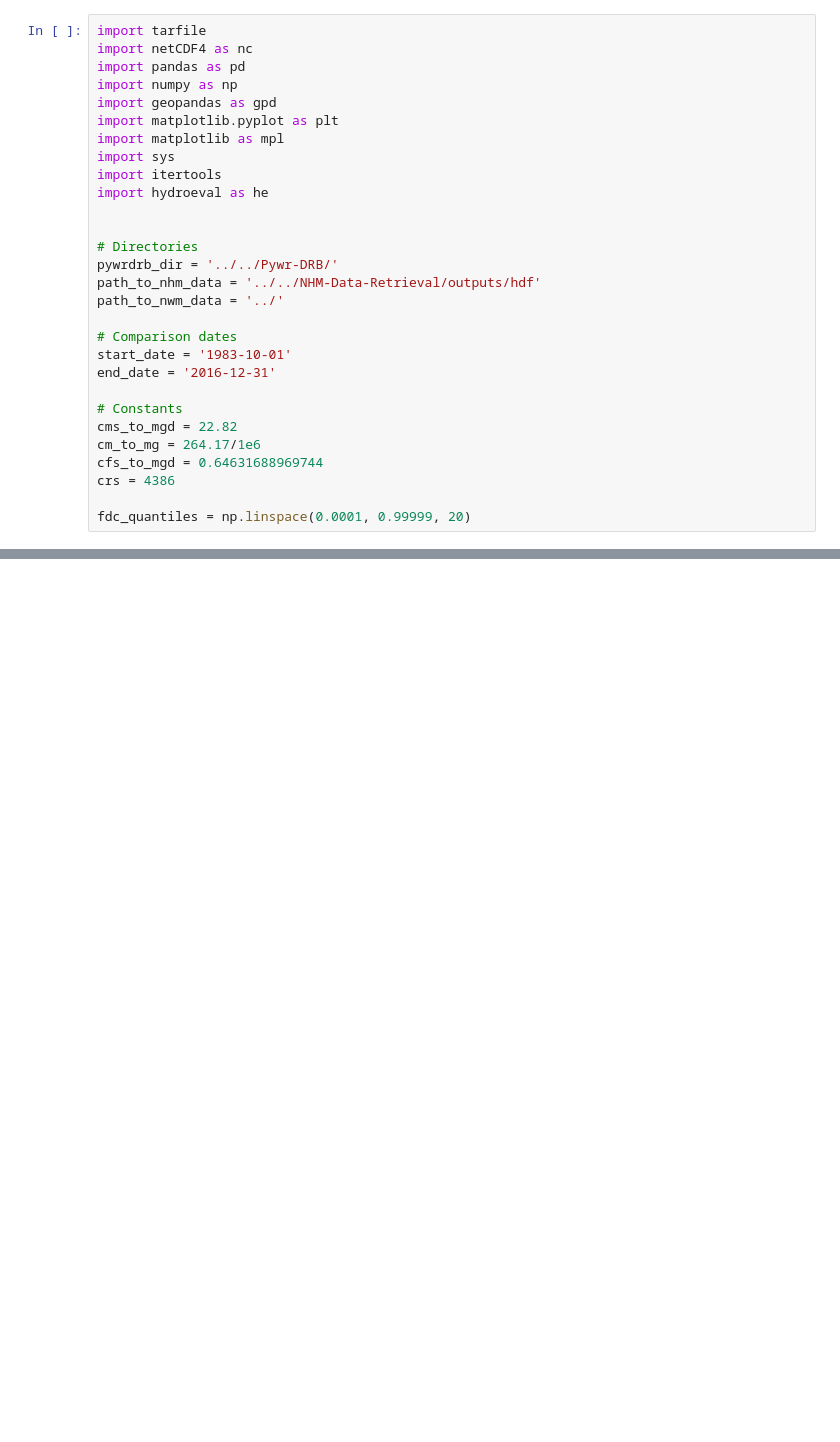
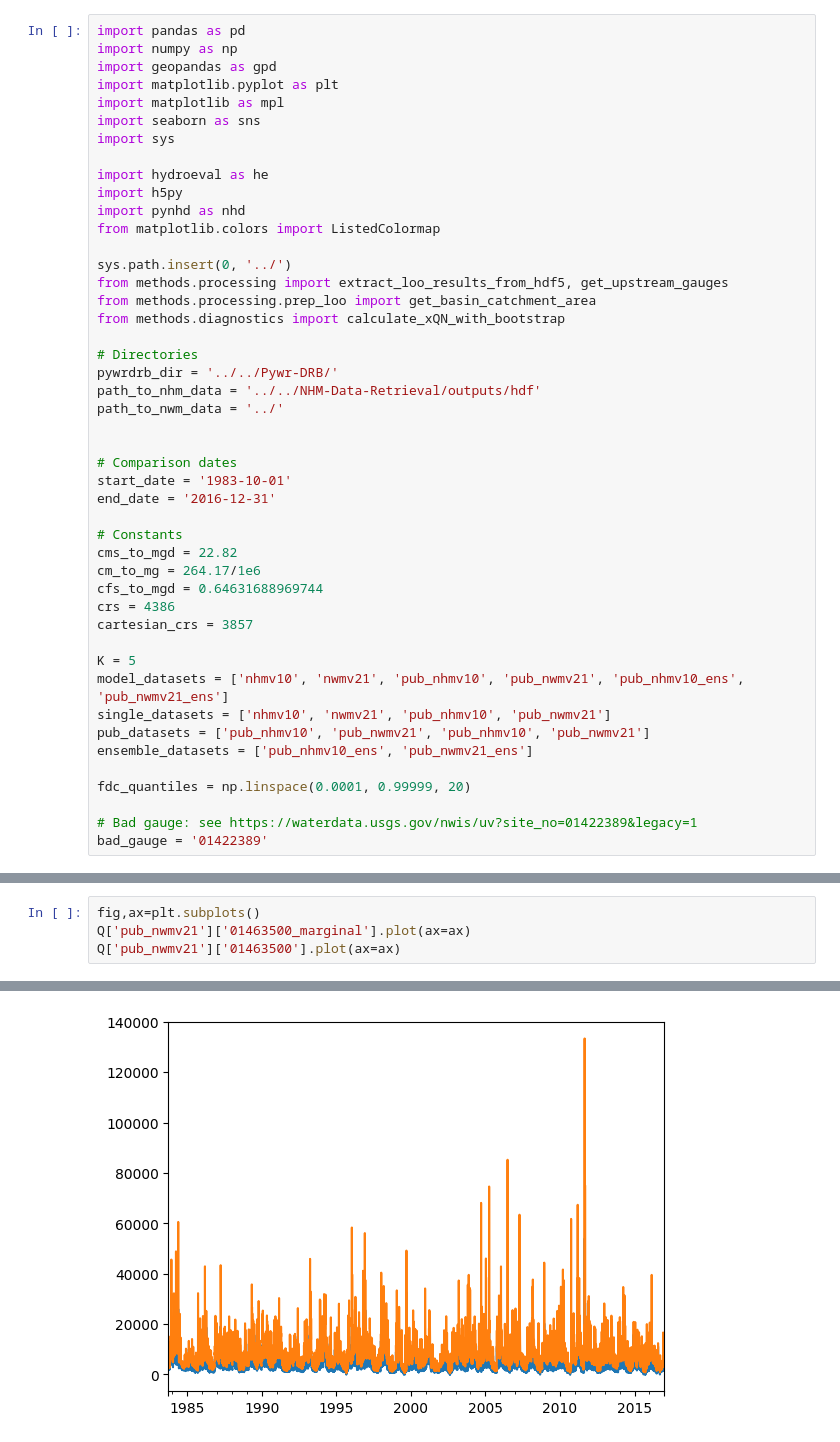
Before and after one commit to Pywr-DRB/DRB-Historic-Reconstruction, a Jupyter notebook: notebooks/LOO_diagnostics.ipynb, the cells around one changed output, grey strips where cells are left out. Cells and saved outputs as stored; diff of their text form; blank space fills up the shorter version.

```diff
--- a/notebooks/LOO_diagnostics.ipynb
+++ b/notebooks/LOO_diagnostics.ipynb
@@ -1,20 +1,27 @@
 # %%
-import tarfile
-import netCDF4 as nc
 import pandas as pd
 import numpy as np
 import geopandas as gpd
 import matplotlib.pyplot as plt
 import matplotlib as mpl
+import seaborn as sns
 import sys
-import itertools
+
 import hydroeval as he
+import h5py
+import pynhd as nhd
+from matplotlib.colors import ListedColormap
 
+sys.path.insert(0, '../')
+from methods.processing import extract_loo_results_from_hdf5, get_upstream_gauges
+from methods.processing.prep_loo import get_basin_catchment_area
+from methods.diagnostics import calculate_xQN_with_bootstrap
 
 # Directories
 pywrdrb_dir = '../../Pywr-DRB/'
 path_to_nhm_data = '../../NHM-Data-Retrieval/outputs/hdf'
 path_to_nwm_data = '../'
+
 
 # Comparison dates
 start_date = '1983-10-01'
@@ -25,5 +32,15 @@ cms_to_mgd = 22.82
 cm_to_mg = 264.17/1e6
 cfs_to_mgd = 0.64631688969744
 crs = 4386
+cartesian_crs = 3857
+
+K = 5
+model_datasets = ['nhmv10', 'nwmv21', 'pub_nhmv10', 'pub_nwmv21', 'pub_nhmv10_ens', 'pub_nwmv21_ens']
+single_datasets = ['nhmv10', 'nwmv21', 'pub_nhmv10', 'pub_nwmv21']
+pub_datasets = ['pub_nhmv10', 'pub_nwmv21', 'pub_nhmv10', 'pub_nwmv21']
+ensemble_datasets = ['pub_nhmv10_ens', 'pub_nwmv21_ens']
 
 fdc_quantiles = np.linspace(0.0001, 0.99999, 20)
+
+# Bad gauge: see https://waterdata.usgs.gov/nwis/uv?site_no=01422389&legacy=1
+bad_gauge = '01422389'
@@ -85,0 +153,5 @@ drb_mainstem = gpd.read_file(f'{pywrdrb_dir}DRB_spatial/DRB_shapefiles/delawarer
+# %%
+fig,ax=plt.subplots()
+Q['pub_nwmv21']['01463500_marginal'].plot(ax=ax)
+Q['pub_nwmv21']['01463500'].plot(ax=ax)
+# %% [output]
@@ -85,0 +159 @@ drb_mainstem = gpd.read_file(f'{pywrdrb_dir}DRB_spatial/DRB_shapefiles/delawarer
+[figure, added]
```
Also changed, not shown: parts of 27 cells of this notebook, 33 other files.
